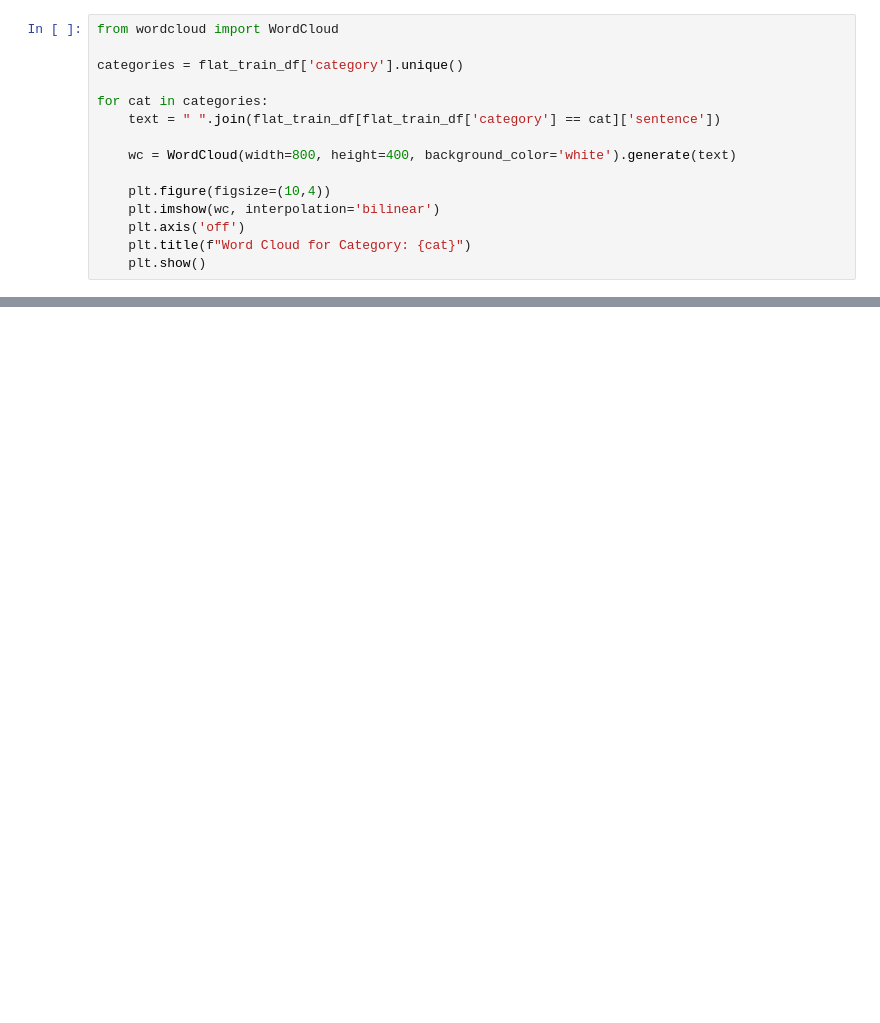
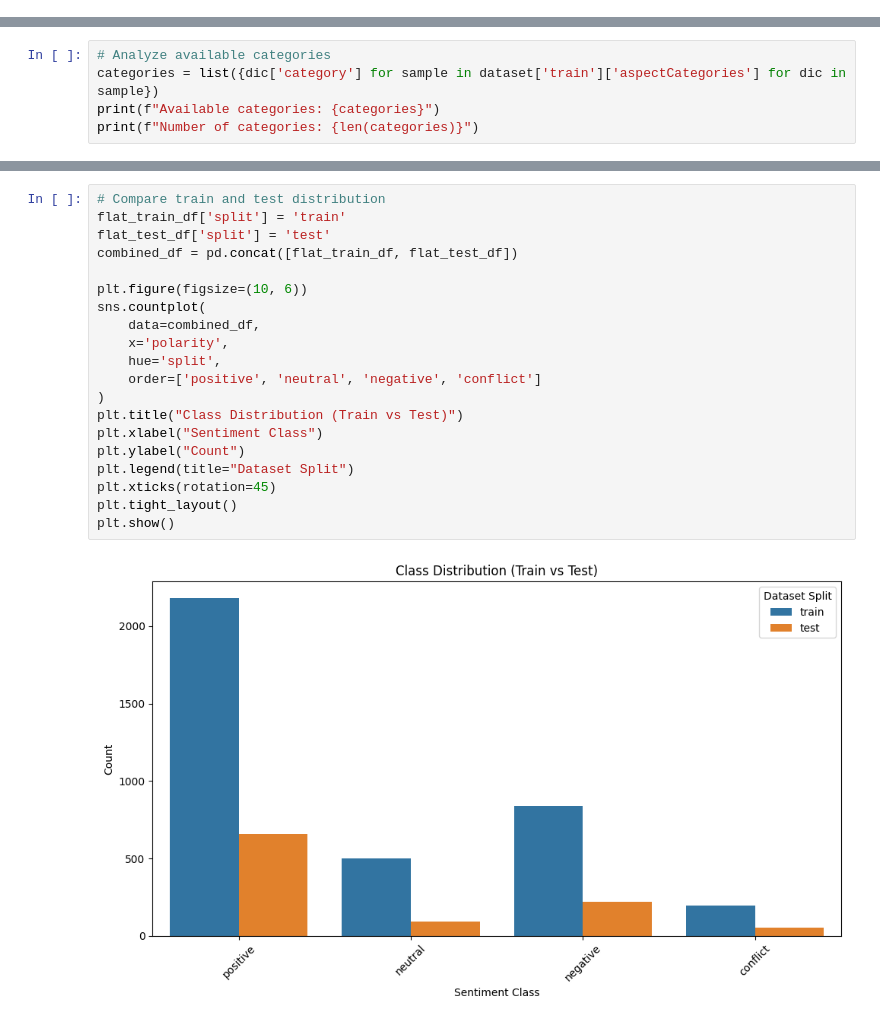
Before and after one commit to Amirmn24/ML_Project_G33, a Jupyter notebook: notebooks/ABSA_ML_G33.ipynb, the cells around one changed output, grey strips where cells are left out. Drawn from its saved outputs; the diff is of its cells as text; blank space fills up the shorter version.

```diff
--- a/notebooks/ABSA_ML_G33.ipynb
+++ b/notebooks/ABSA_ML_G33.ipynb
@@ -214,15 +0,0 @@ Note: you may need to restart the kernel to use updated packages.
-# %%
-from wordcloud import WordCloud
-
-categories = flat_train_df['category'].unique()
-
-for cat in categories:
-    text = " ".join(flat_train_df[flat_train_df['category'] == cat]['sentence'])
-
-    wc = WordCloud(width=800, height=400, background_color='white').generate(text)
-
-    plt.figure(figsize=(10,4))
-    plt.imshow(wc, interpolation='bilinear')
-    plt.axis('off')
-    plt.title(f"Word Cloud for Category: {cat}")
-    plt.show()
@@ -550,0 +70,5 @@ print(f"دقت نهایی روی داده تست: {test_accuracy:.4f} ({test_cor
+# %%
+# Analyze available categories
+categories = list({dic['category'] for sample in dataset['train']['aspectCategories'] for dic in sample})
+print(f"Available categories: {categories}")
+print(f"Number of categories: {len(categories)}")
@@ -550,0 +173,22 @@ print(f"دقت نهایی روی داده تست: {test_accuracy:.4f} ({test_cor
+# %%
+# Compare train and test distribution
+flat_train_df['split'] = 'train'
+flat_test_df['split'] = 'test'
+combined_df = pd.concat([flat_train_df, flat_test_df])
+
+plt.figure(figsize=(10, 6))
+sns.countplot(
+    data=combined_df,
+    x='polarity',
+    hue='split',
+    order=['positive', 'neutral', 'negative', 'conflict']
+)
+plt.title("Class Distribution (Train vs Test)")
+plt.xlabel("Sentiment Class")
+plt.ylabel("Count")
+plt.legend(title="Dataset Split")
+plt.xticks(rotation=45)
+plt.tight_layout()
+plt.show()
+# %% [output]
+[figure, added]
```
Also changed, not shown: parts of 65 cells of this notebook.
